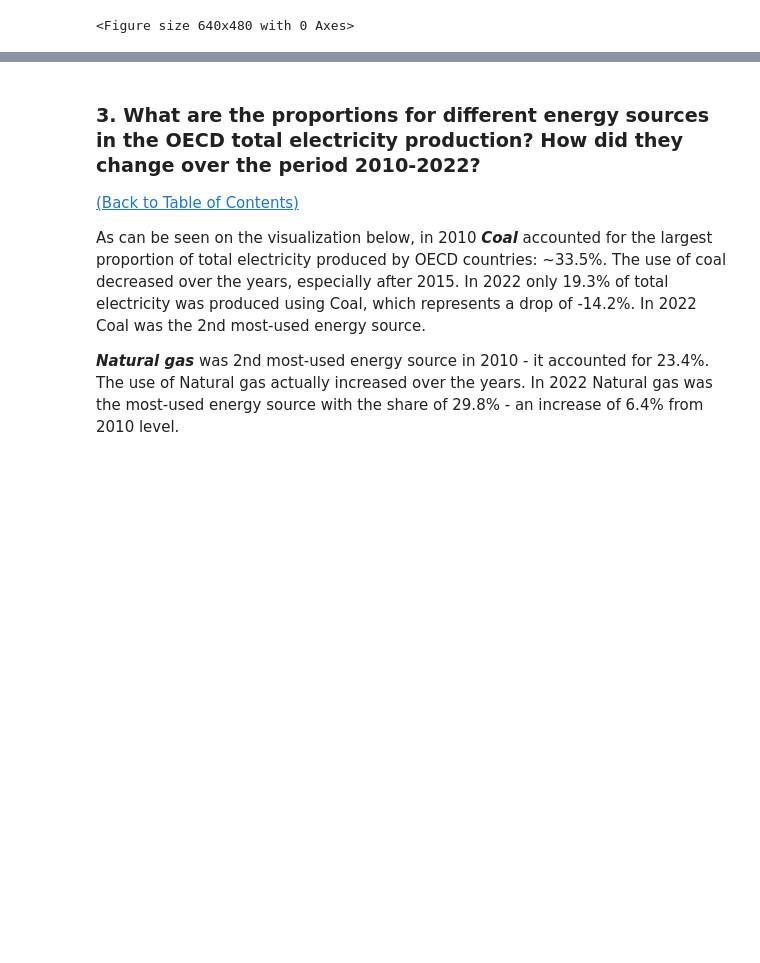
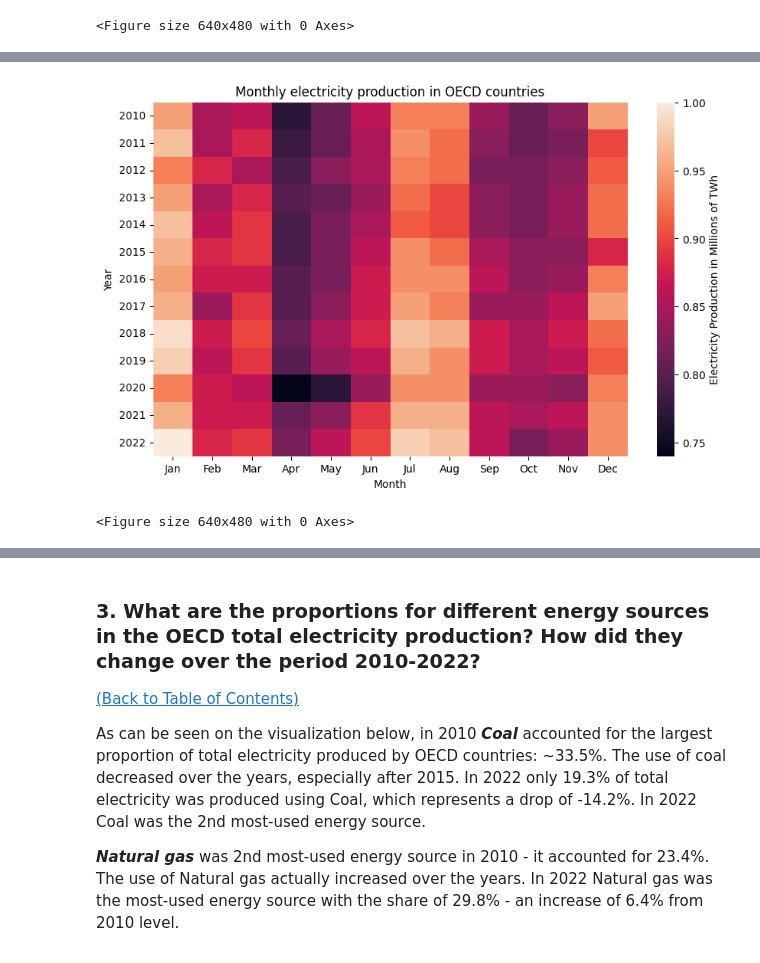
Before and after one commit to teona-pavliukova/OECD-Electricity-Production, a Jupyter notebook: oecd_countries_electricity_production.ipynb, the cells around one changed output, grey strips where cells are left out. Saved outputs shown, nothing was run; the diff lists cells and outputs as text; code cells hidden in the pictures; blank space fills up the shorter version.

```diff
--- a/oecd_countries_electricity_production.ipynb
+++ b/oecd_countries_electricity_production.ipynb
@@ -449,0 +455,5 @@ plt.clf()
+# %%
+# create a pivot table with total monthly electricity production
+data_oecd_t_monthly_pivot = data_oecd_t_monthly.pivot(columns='month', index='year', values='value_m')
+data_oecd_t_monthly_pivot.columns = months_list
+data_oecd_t_monthly_pivot.head()
@@ -449,0 +468,13 @@ plt.clf()
+# %%
+# plot a heatmap of total electricity production
+fig, ax = plt.subplots(figsize=(10, 6))
+ax = sns.heatmap(data_oecd_t_monthly_pivot, fmt=',.0f',
+                 cbar_kws={'label': 'Electricity Production in Millions of TWh'})
+ax.set(title='Monthly electricity production in OECD countries',
+        ylabel='Year', xlabel='Month')
+ax.set_yticklabels(ax.get_yticklabels(), rotation = 0)
+plt.show()
+plt.clf()
+# %% [output]
+[figure, added]
+<Figure size 640x480 with 0 Axes>
```
Also changed, not shown: parts of 25 cells of this notebook.
